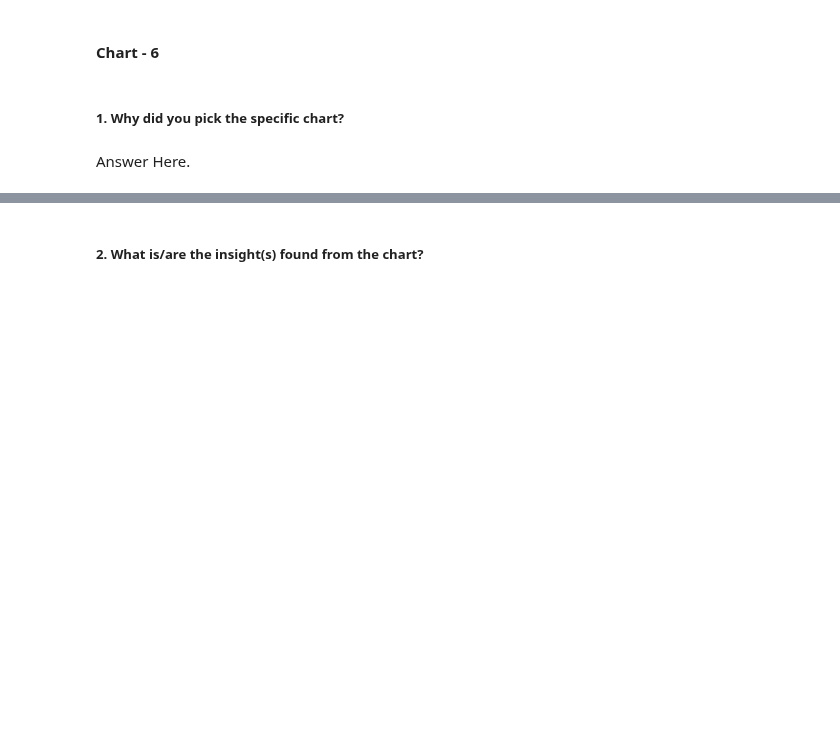
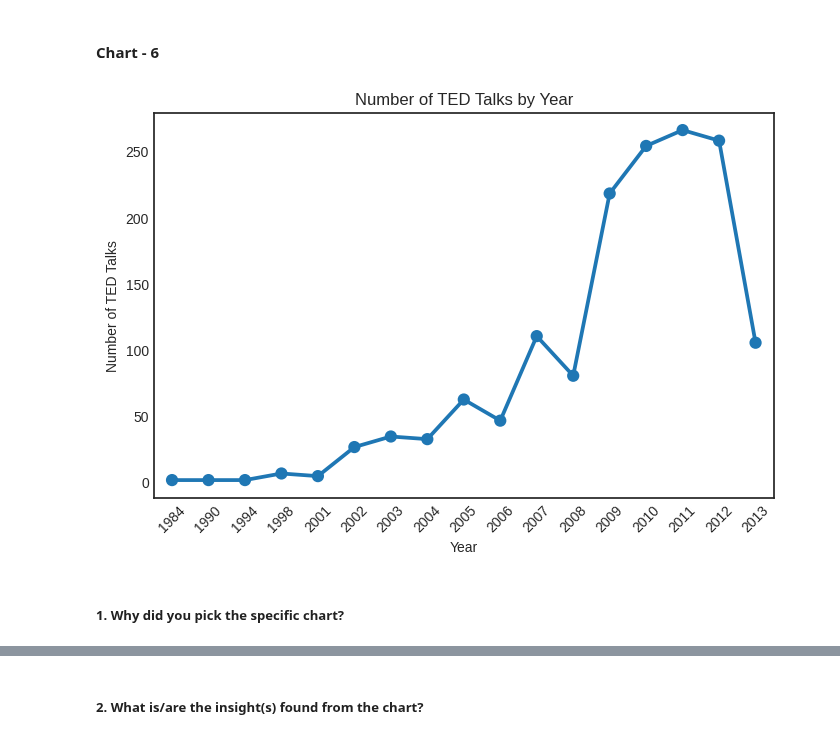
Before and after one commit to shubhamrai1318/TED_Talk_Views_Prediction, a Jupyter notebook: TED_Talk_Views_Prediction.ipynb, the cells around one changed output, grey strips where cells are left out. Saved outputs shown, nothing was run; the diff lists cells and outputs as text; code cells hidden in the pictures; blank space fills up the shorter version.

Commit message:
Data Visualization (Chart-6) completed

```diff
--- a/TED_Talk_Views_Prediction.ipynb
+++ b/TED_Talk_Views_Prediction.ipynb
@@ -819,4 +817,22 @@ Overall, the insights gained from the chart can have a positive business impact
+# %%
+# Chart - 6 visualization code
+
+# Assuming 'recorded_date' column is in the correct datetime format
+df['year'] = df['recorded_date'].dt.year
+
+# Creating a DataFrame with the count of TED talks for each year
+year_df = pd.DataFrame(df['year'].value_counts().reset_index())
+year_df.columns = ['year', 'talks']
+year_df = year_df.sort_values('year')
+
+plt.figure(figsize=(8, 5))
+sns.pointplot(x='year', y='talks', data=year_df)
+plt.xlabel('Year')
+plt.ylabel('Number of TED Talks')
+plt.title('Number of TED Talks by Year')
+plt.xticks(rotation=45)
+plt.show()
+# %% [output]
+[figure, added]
 # %% [markdown]
 ##### 1. Why did you pick the specific chart?
-# %% [markdown]
-Answer Here.
```
Also changed, not shown: parts of 8 cells of this notebook.
